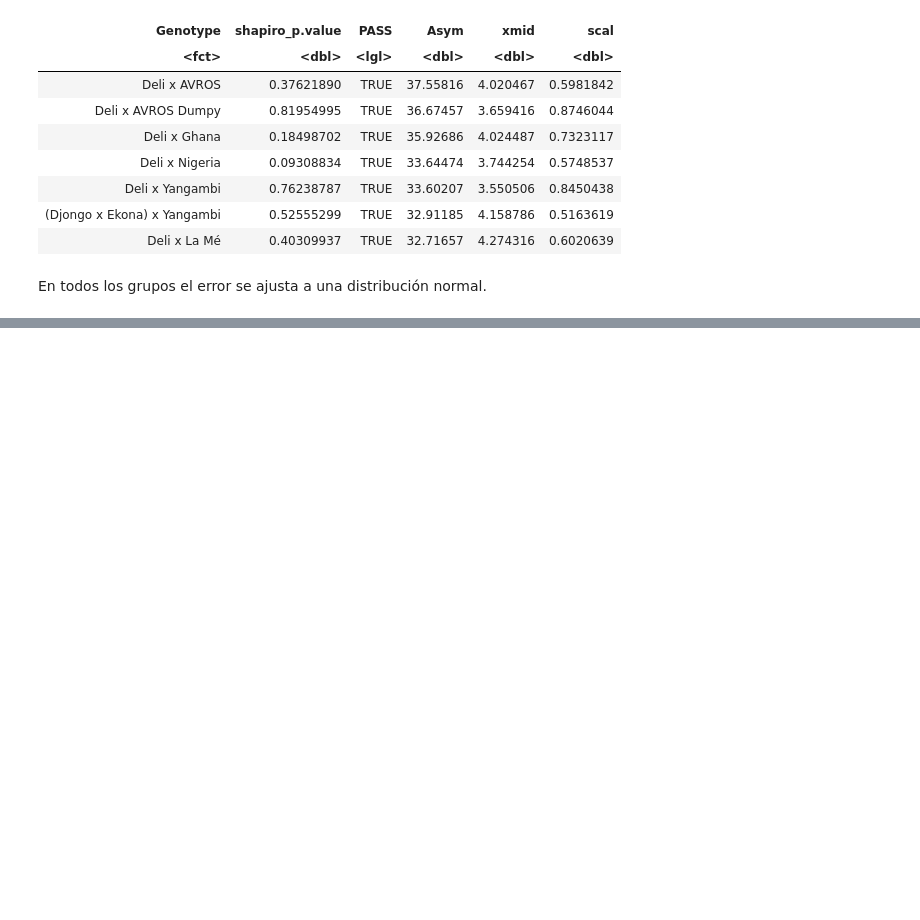
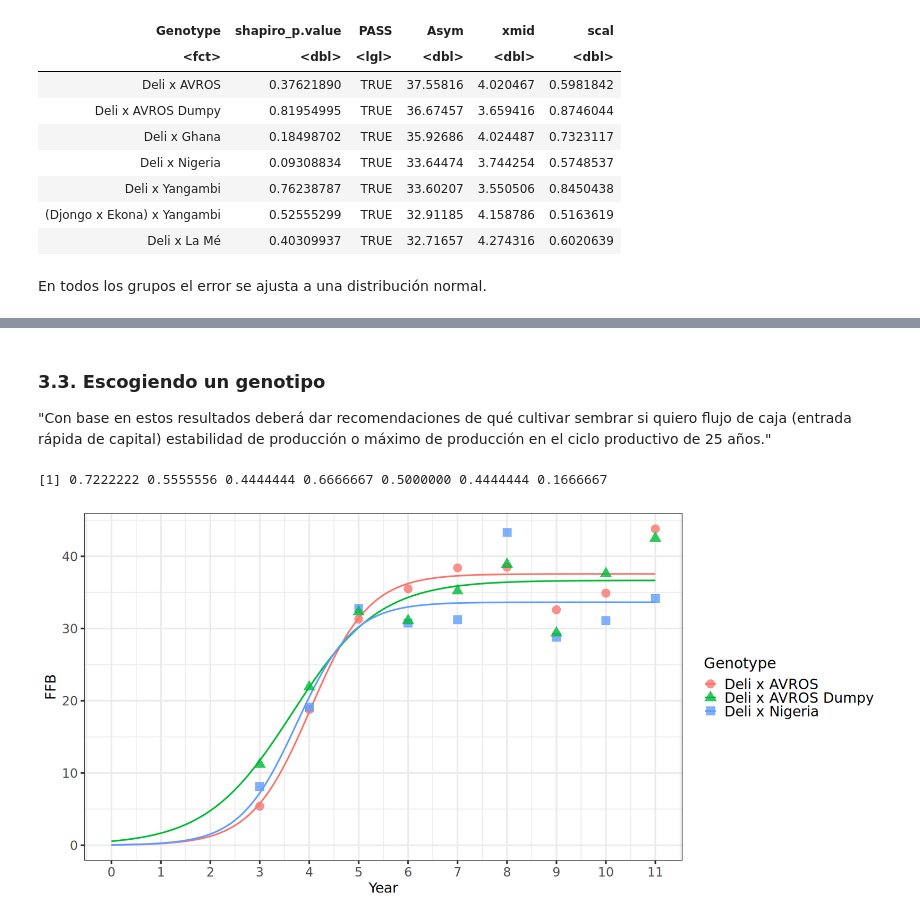
Before and after one commit to hdescobarh/journey-resolution, a Jupyter notebook: FV_Taller03_crecimiento/Code/raw_report.ipynb, the cells around one changed output, grey strips where cells are left out. Drawn from its saved outputs; the diff is of its cells as text; code cells hidden in the pictures; blank space fills up the shorter version.

Commit message:
feat(FV): agregada bases teóricas y resultados de la carácterización

```diff
--- a/FV_Taller03_crecimiento/Code/raw_report.ipynb
+++ b/FV_Taller03_crecimiento/Code/raw_report.ipynb
@@ -138,3 +194,52 @@ En todos los grupos el error se ajusta a una distribución normal.
+# %% [markdown]
+### 3.3. Escogiendo un genotipo
+
+"Con base en estos resultados deberá dar recomendaciones de qué cultivar sembrar si quiero flujo de caja
+(entrada rápida de capital) estabilidad de producción o máximo de producción en el ciclo productivo de
+25 años."
+# %%
+(percent_rank(model_parameters$Asym) +
+  percent_rank(model_parameters$logistic_growth_rate) +
+  percent_rank(1 / model_parameters$xmid)) / 3
+# %% [output]
+[1] 0.7222222 0.5555556 0.4444444 0.6666667 0.5000000 0.4444444 0.1666667
+# %%
+functions_df <- bind_rows(lapply(
+  names(models_to_use),
+  FUN = function(name) {
+    xs <- seq(0, max(data$Year), 0.1)
+    ys <- sapply(
+      xs,
+      FUN = function(x) {
+        c <- coefficients(models_to_use[[name]])
+        c[["Asym"]] / (1 + exp((c[["xmid"]] - x) / c[["scal"]]))
+      }
+    )
+    data.frame(Genotype = name, Year = xs, FFB = ys, stringsAsFactors = TRUE)
+  }
+))
+# %%
+genotypes_to_plot <- c(
+  "Deli x AVROS",
+  "Deli x AVROS Dumpy",
+  # "Deli x Ghana",
+  # "(Djongo x Ekona) x Yangambi ",
+  # "Deli x La Mé",
+  "Deli x Nigeria"
+  # "Deli x Yangambi"
+)
+ggplot(
+  data = filter(functions_df, Genotype %in% genotypes_to_plot),
+  aes(x = Year, y = FFB, group = Genotype, color = Genotype)
+) +
+  geom_line(linewidth = 1) +
+  scale_x_continuous(breaks = seq(0, max(data$Year))) +
+  geom_point(
+    data = filter(data, Genotype %in% genotypes_to_plot),
+    aes(shape = Genotype), size = 5, alpha = 0.8
+  )
+# %% [output]
+[figure, added]
 # %% [markdown]
 ## References
 
```
Also changed, not shown: parts of 8 cells of this notebook.
